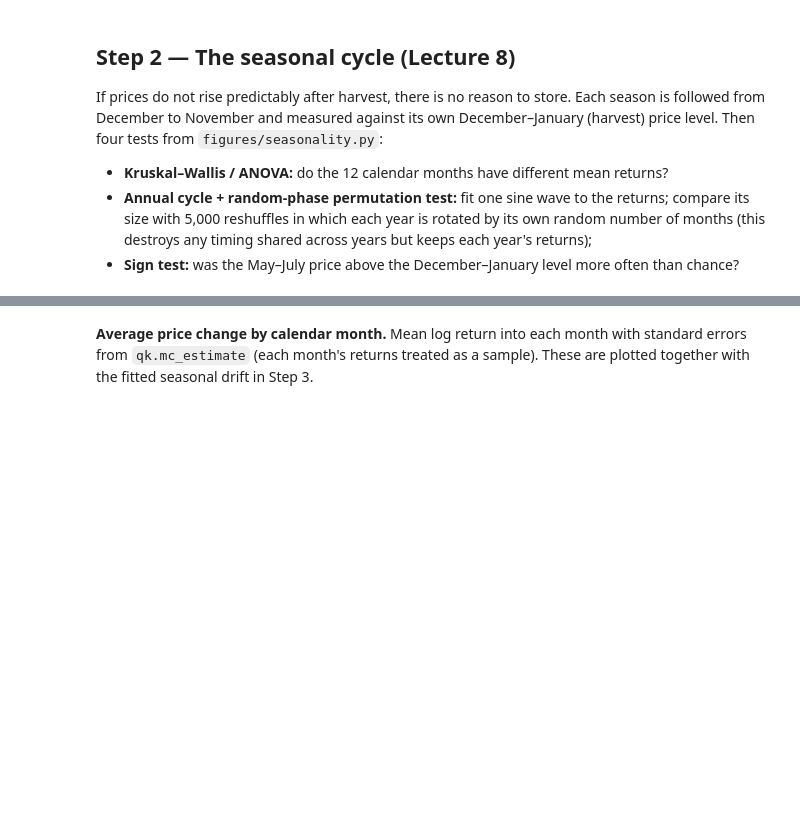
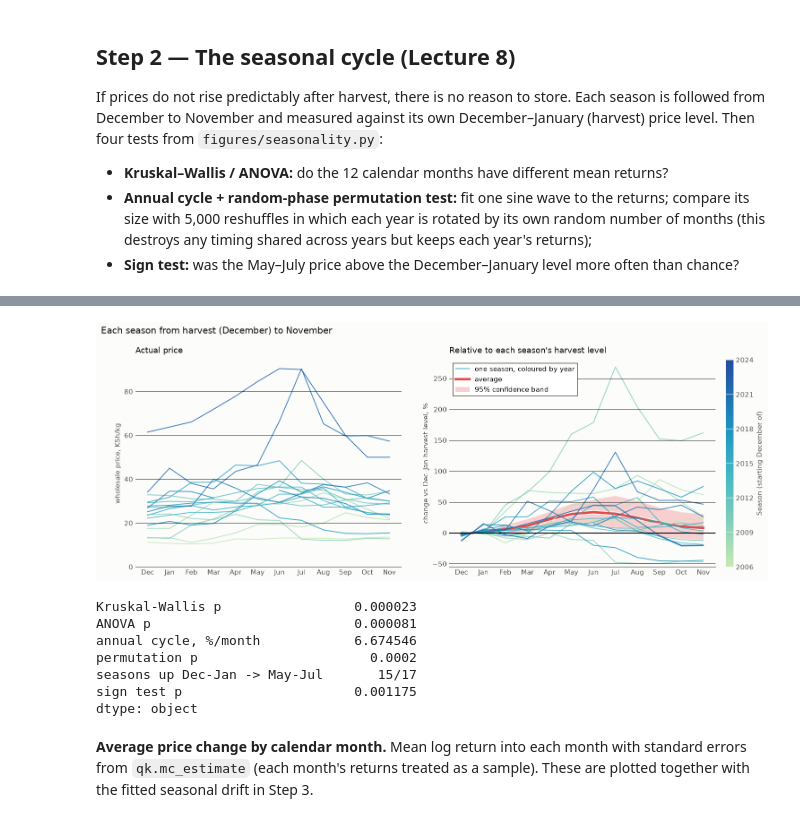
Before and after one commit to thummim-mekuria/erdos_project, a Jupyter notebook: maize_storage_option.ipynb, the cells around one changed output, grey strips where cells are left out. Cells and saved outputs as stored; diff of their text form; code cells hidden in the pictures; blank space fills up the shorter version.

Commit message:
Notebook: seasonal paths as two panels (actual price, % vs harvest level)
Co-Authored-By: Claude Opus 5.5 <noreply@anthropic.com>

```diff
--- a/maize_storage_option.ipynb
+++ b/maize_storage_option.ipynb
@@ -171,3 +138,56 @@ dtype: object
+# %%
+res = season.run_tests(price, np.random.default_rng(2026))
+from matplotlib.lines import Line2D
+from matplotlib.patches import Patch
+
+fig, (axL, axR) = plt.subplots(1, 2, figsize=(14, 5.6))
+
+# right: % relative to each season's Dec-Jan harvest level (lines coloured by year, average, band)
+top, bottom = season.panel(axR, "Uasin-Gishu", price, res)
+axR.set_ylim(25 * np.floor(bottom / 25) - 5, 25 * np.ceil(top / 25) + 5)
+axR.set_ylabel("change vs Dec–Jan harvest level, %")
+axR.set_title("Relative to each season's harvest level", loc="left", color=INK, pad=10)
+axR.grid(axis="x", visible=False)
+axR.legend(handles=[Line2D([], [], color=season.SEASON_CMAP(0.55), lw=1.2, label="one season, coloured by year"),
+                    Line2D([], [], color=season.AVG, lw=3.5, label="average"),
+                    Patch(facecolor=season.AVG_BAND, label="95% confidence band")],
+           loc="upper left", **season.LEGEND_BOX)
+
+# left: actual price for the same seasons, Dec -> Nov
+seasons_used = season.season_paths(price).index            # same seasons as the right panel
+for yr in seasons_used:
+    months = [pd.Period(f"{yr-1}-12", "M")] + [pd.Period(f"{yr}-{m:02d}", "M") for m in range(1, 12)]
+    axL.plot(range(12), price.reindex(months).values, color=season.SEASON_CMAP(season.SEASON_NORM(yr - 1)),
+             lw=1.2, alpha=.9, zorder=2.2)
+axL.set_xticks(range(12), ["Dec"] + MONTHS[:11])
+axL.set_ylabel("wholesale price, KSh/kg")
+axL.set_ylim(0, None)
+axL.set_title("Actual price", loc="left", color=INK, pad=10)
+axL.set_axisbelow(False)
+axL.grid(axis="y", color="black", lw=.6); axL.grid(axis="x", visible=False)
+for sp in ("top", "right", "left"):
+    axL.spines[sp].set_visible(False)
+axL.tick_params(length=0)
+
+fig.suptitle("Each season from harvest (December) to November", x=0.01, ha="left", color=INK, fontsize=13)
+fig.subplots_adjust(left=0.06, right=0.9, top=0.86, wspace=0.18)
+pos = axR.get_position()
+season.season_colorbar(fig, fig.add_axes([0.915, pos.y0, 0.011, pos.height]))
+plt.show()
+
+pd.Series({"Kruskal-Wallis p": res["kw_p"], "ANOVA p": res["anova_p"],
+           "annual cycle, %/month": 100 * res["amp"], "permutation p": res["amp_p"],
+           "seasons up Dec-Jan -> May-Jul": f"{res['pos']}/{len(res['rises'])}",
+           "sign test p": res["sign_p"]})
+# %% [output]
+[figure, added]
+Kruskal-Wallis p                 0.000023
+ANOVA p                          0.000081
+annual cycle, %/month            6.674546
+permutation p                      0.0002
+seasons up Dec-Jan -> May-Jul       15/17
+sign test p                      0.001175
+dtype: object
 # %% [markdown]
 **Average price change by calendar month.** Mean log return into each month with standard
 errors from `qk.mc_estimate` (each month's returns treated as a sample). These are plotted
```
Also changed, not shown: parts of 1 cell of this notebook.
